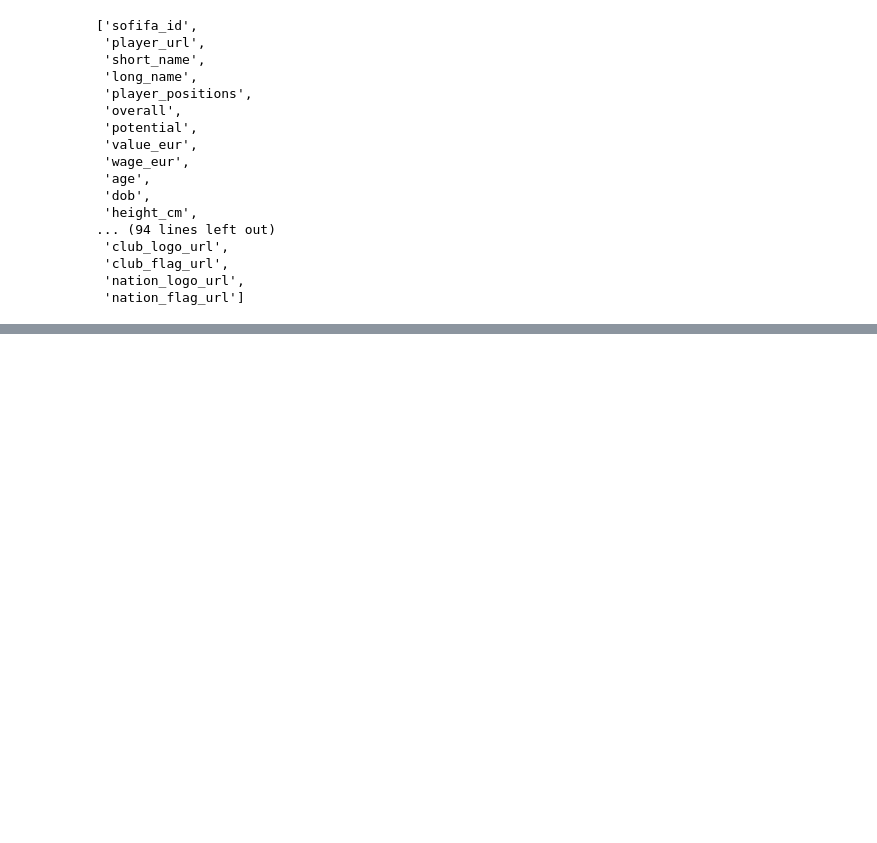
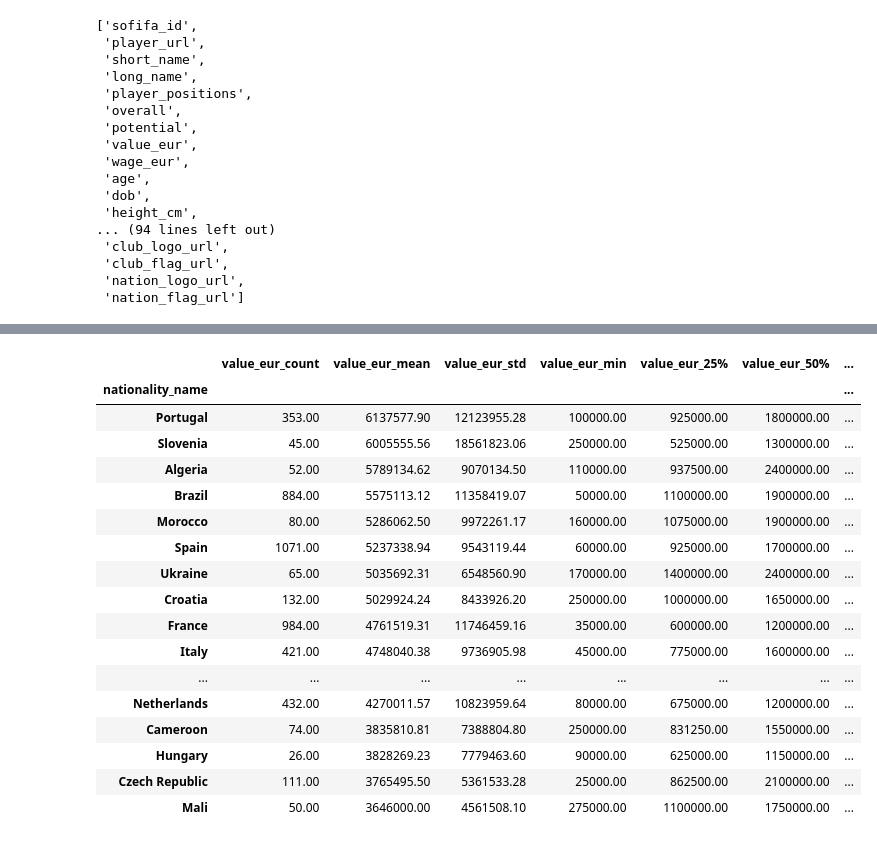
Before and after one commit to com-480-data-visualization/datavis-project-2022-y3, a Jupyter notebook: Exploratory Data Analysis.ipynb, the cells around one changed output, grey strips where cells are left out. Cells and saved outputs as stored; diff of their text form; code cells hidden in the pictures; blank space fills up the shorter version.

```diff
--- a/Exploratory Data Analysis.ipynb
+++ b/Exploratory Data Analysis.ipynb
@@ -315,0 +388,23 @@ list(df_player.columns)
+# %%
+# Dispay top 20 countries statistics by registered player's value and wage
+d_nation_top_value = d_player_value_wage.sort_values(by=['value_eur_mean', 'wage_eur_mean'], ascending=False).head(20)
+d_nation_top_value
+# %% [output]
+|  | value_eur_count | value_eur_mean | value_eur_std | value_eur_min | value_eur_25% | value_eur_50% | ... |
+| nationality_name |  |  |  |  |  |  | ... |
+| Portugal | 353.00 | 6137577.90 | 12123955.28 | 100000.00 | 925000.00 | 1800000.00 | ... |
+| Slovenia | 45.00 | 6005555.56 | 18561823.06 | 250000.00 | 525000.00 | 1300000.00 | ... |
+| Algeria | 52.00 | 5789134.62 | 9070134.50 | 110000.00 | 937500.00 | 2400000.00 | ... |
+| Brazil | 884.00 | 5575113.12 | 11358419.07 | 50000.00 | 1100000.00 | 1900000.00 | ... |
+| Morocco | 80.00 | 5286062.50 | 9972261.17 | 160000.00 | 1075000.00 | 1900000.00 | ... |
+| Spain | 1071.00 | 5237338.94 | 9543119.44 | 60000.00 | 925000.00 | 1700000.00 | ... |
+| Ukraine | 65.00 | 5035692.31 | 6548560.90 | 170000.00 | 1400000.00 | 2400000.00 | ... |
+| Croatia | 132.00 | 5029924.24 | 8433926.20 | 250000.00 | 1000000.00 | 1650000.00 | ... |
+| France | 984.00 | 4761519.31 | 11746459.16 | 35000.00 | 600000.00 | 1200000.00 | ... |
+| Italy | 421.00 | 4748040.38 | 9736905.98 | 45000.00 | 775000.00 | 1600000.00 | ... |
+| ... | ... | ... | ... | ... | ... | ... | ... |
+| Netherlands | 432.00 | 4270011.57 | 10823959.64 | 80000.00 | 675000.00 | 1200000.00 | ... |
+| Cameroon | 74.00 | 3835810.81 | 7388804.80 | 250000.00 | 831250.00 | 1550000.00 | ... |
+| Hungary | 26.00 | 3828269.23 | 7779463.60 | 90000.00 | 625000.00 | 1150000.00 | ... |
+| Czech Republic | 111.00 | 3765495.50 | 5361533.28 | 25000.00 | 862500.00 | 2100000.00 | ... |
+| Mali | 50.00 | 3646000.00 | 4561508.10 | 275000.00 | 1100000.00 | 1750000.00 | ... |
```
Also changed, not shown: parts of 18 cells of this notebook, 1 other file.
